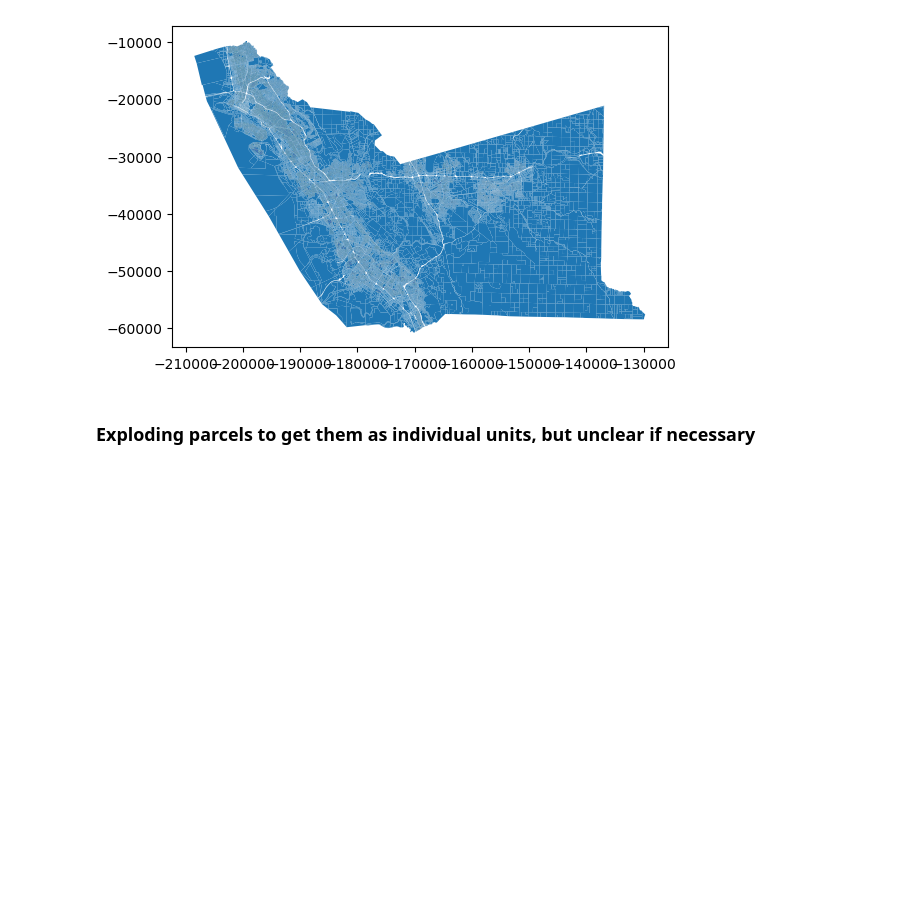
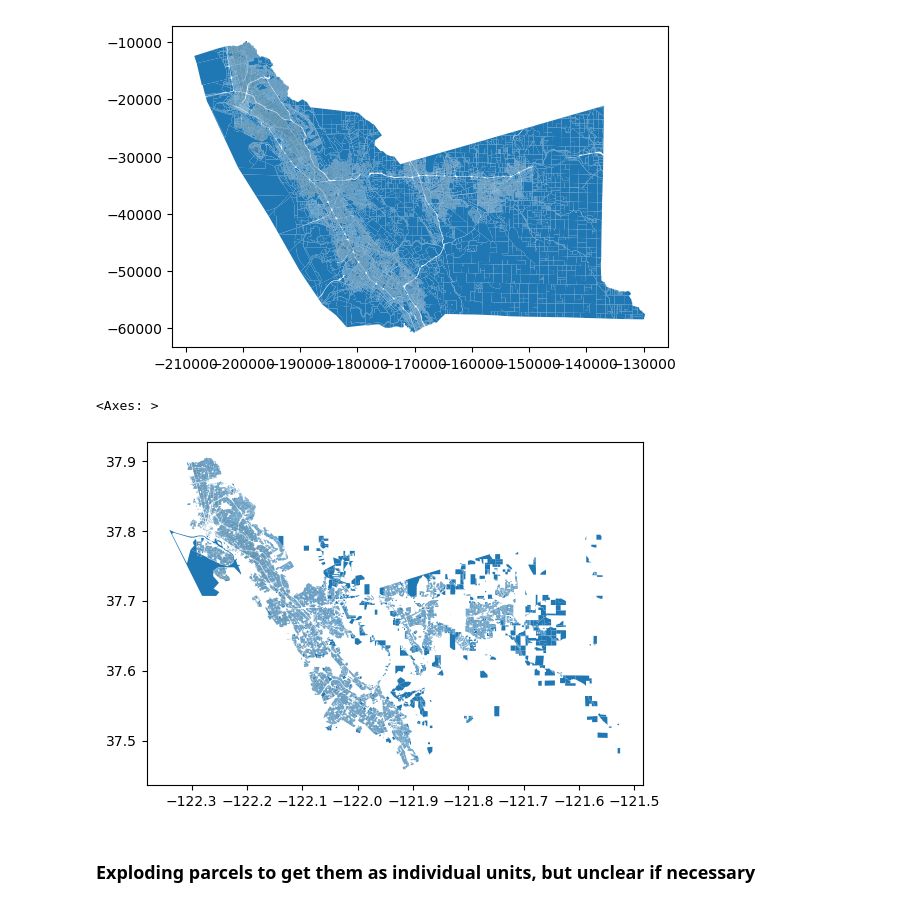
Before and after one commit to sofiasarak/building-unit-regression, a Jupyter notebook: regression_draft.ipynb, the cells around one changed output. Cells and saved outputs as stored; diff of their text form; code cells hidden in the pictures; blank space fills up the shorter version.

Commit message:
Select only residential parcels

```diff
--- a/regression_draft.ipynb
+++ b/regression_draft.ipynb
@@ -112,6 +114,11 @@ parcels[parcels['County'] == 'Alameda'].plot()
 # %% [output]
 <Axes: >
 [figure]
+# %%
+parcels_res[parcels_res['County'] == 'Alameda'].plot()
+# %% [output]
+<Axes: >
+[figure, added]
 # %% [markdown]
 ### Exploding parcels to get them as individual units, but unclear if necessary
 # %%
```
Also changed, not shown: parts of 10 cells of this notebook.
